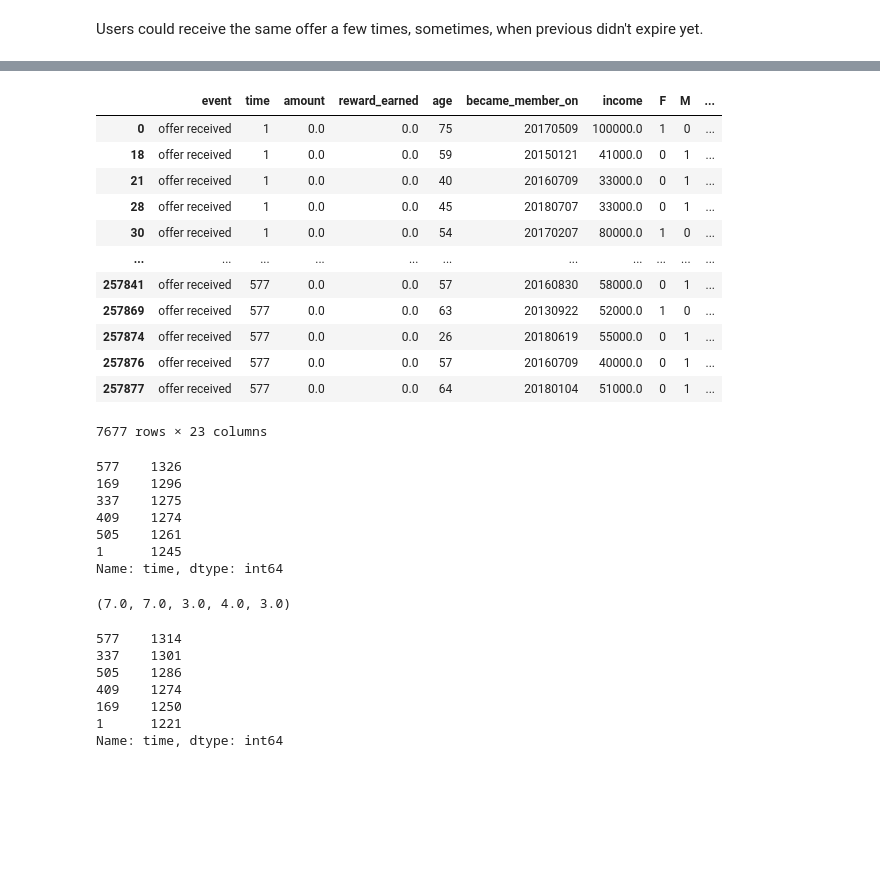
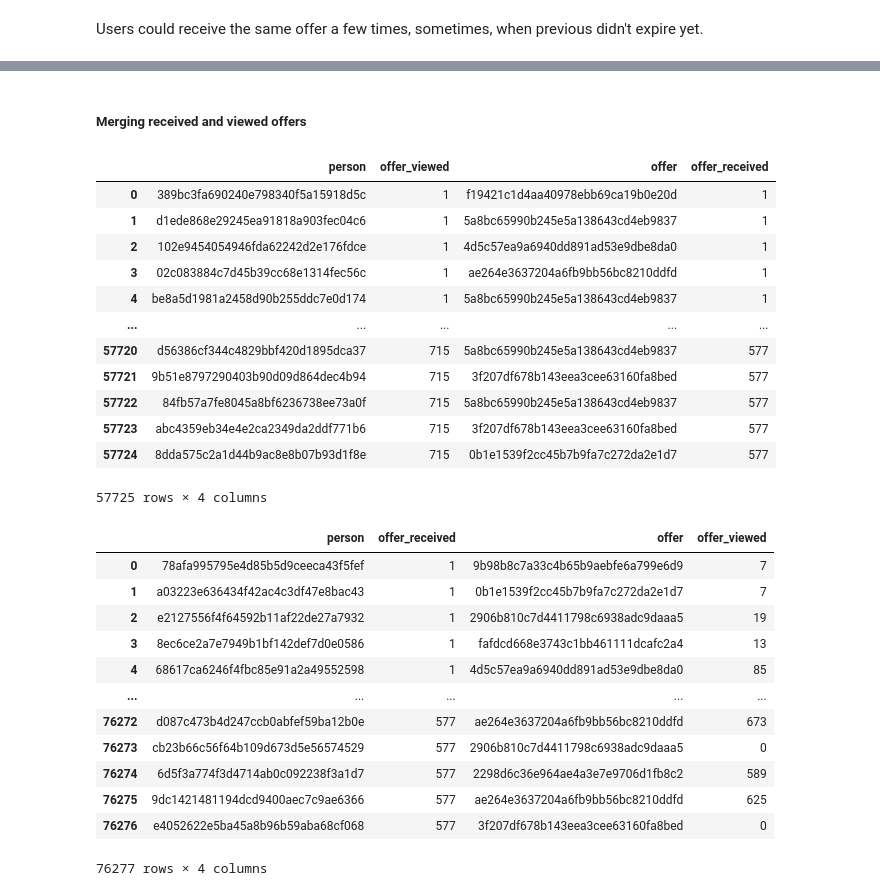
Before and after one commit to natashk/Starbucks-Capstone, a Jupyter notebook: Starbucks_Capstone_notebook.ipynb, the cells around one changed output, grey strips where cells are left out. Cells and saved outputs as stored; diff of their text form; code cells hidden in the pictures; blank space fills up the shorter version.

Commit message:
Rewrote merging received and viewed offers

```diff
--- a/Starbucks_Capstone_notebook.ipynb
+++ b/Starbucks_Capstone_notebook.ipynb
@@ -966,40 +448,39 @@ memory usage: 47.9+ MB
-# %%
-data_df[(data_df['event']=='offer received') & (data_df['offer_id']==1)]
-# %% [output]
-|  | event | time | amount | reward_earned | age | became_member_on | income | F | M | ... |
-| 0 | offer received | 1 | 0.0 | 0.0 | 75 | 20170509 | 100000.0 | 1 | 0 | ... |
-| 18 | offer received | 1 | 0.0 | 0.0 | 59 | 20150121 | 41000.0 | 0 | 1 | ... |
-| 21 | offer received | 1 | 0.0 | 0.0 | 40 | 20160709 | 33000.0 | 0 | 1 | ... |
-| 28 | offer received | 1 | 0.0 | 0.0 | 45 | 20180707 | 33000.0 | 0 | 1 | ... |
-| 30 | offer received | 1 | 0.0 | 0.0 | 54 | 20170207 | 80000.0 | 1 | 0 | ... |
-| ... | ... | ... | ... | ... | ... | ... | ... | ... | ... | ... |
-| 257841 | offer received | 577 | 0.0 | 0.0 | 57 | 20160830 | 58000.0 | 0 | 1 | ... |
-| 257869 | offer received | 577 | 0.0 | 0.0 | 63 | 20130922 | 52000.0 | 1 | 0 | ... |
-| 257874 | offer received | 577 | 0.0 | 0.0 | 26 | 20180619 | 55000.0 | 0 | 1 | ... |
-| 257876 | offer received | 577 | 0.0 | 0.0 | 57 | 20160709 | 40000.0 | 0 | 1 | ... |
-| 257877 | offer received | 577 | 0.0 | 0.0 | 64 | 20180104 | 51000.0 | 0 | 1 | ... |
-7677 rows × 23 columns
-# %%
-data_df[(data_df['event']=='offer received') & (data_df['offer_id']==1)]['time'].value_counts()
-# %% [output]
-577    1326
-169    1296
-337    1275
-409    1274
-505    1261
-1      1245
-Name: time, dtype: int64
-# %%
-(168/24,(336-168)/24,(408-336)/24,(504-408)/24,(576-504)/24)
-# %% [output]
-(7.0, 7.0, 3.0, 4.0, 3.0)
-# %%
-data_df[(data_df['event']=='offer received') & (data_df['offer_id']==7)]['time'].value_counts()
-# %% [output]
-577    1314
-337    1301
-505    1286
-409    1274
-169    1250
-1      1221
-Name: time, dtype: int64
+# %% [markdown]
+##### Merging received and viewed offers
+# %%
+event_received_viewed_df = pd.merge_asof(event_viewed_df, event_received_df, by=['person','offer'], left_on=['offer_viewed'], right_on=['offer_received'])
+event_received_viewed_df['offer_viewed'] = event_received_viewed_df['offer_viewed'].astype(int)
+event_received_viewed_df
+# %% [output]
+|  | person | offer_viewed | offer | offer_received |
+| 0 | 389bc3fa690240e798340f5a15918d5c | 1 | f19421c1d4aa40978ebb69ca19b0e20d | 1 |
+| 1 | d1ede868e29245ea91818a903fec04c6 | 1 | 5a8bc65990b245e5a138643cd4eb9837 | 1 |
+| 2 | 102e9454054946fda62242d2e176fdce | 1 | 4d5c57ea9a6940dd891ad53e9dbe8da0 | 1 |
+| 3 | 02c083884c7d45b39cc68e1314fec56c | 1 | ae264e3637204a6fb9bb56bc8210ddfd | 1 |
+| 4 | be8a5d1981a2458d90b255ddc7e0d174 | 1 | 5a8bc65990b245e5a138643cd4eb9837 | 1 |
+| ... | ... | ... | ... | ... |
+| 57720 | d56386cf344c4829bbf420d1895dca37 | 715 | 5a8bc65990b245e5a138643cd4eb9837 | 577 |
+| 57721 | 9b51e8797290403b90d09d864dec4b94 | 715 | 3f207df678b143eea3cee63160fa8bed | 577 |
+| 57722 | 84fb57a7fe8045a8bf6236738ee73a0f | 715 | 5a8bc65990b245e5a138643cd4eb9837 | 577 |
+| 57723 | abc4359eb34e4e2ca2349da2ddf771b6 | 715 | 3f207df678b143eea3cee63160fa8bed | 577 |
+| 57724 | 8dda575c2a1d44b9ac8e8b07b93d1f8e | 715 | 0b1e1539f2cc45b7b9fa7c272da2e1d7 | 577 |
+57725 rows × 4 columns
+# %%
+event_received_viewed_df = pd.merge_asof(event_received_df, event_received_viewed_df, by=['person','offer',], left_on=['offer_received'], right_on=['offer_viewed'], direction='forward', suffixes=('', '_y'))
+event_received_viewed_df = event_received_viewed_df.drop(columns=['offer_received_y'])
+event_received_viewed_df['offer_viewed'] = event_received_viewed_df['offer_viewed'].fillna(0).astype(int)
+event_received_viewed_df
+# %% [output]
+|  | person | offer_received | offer | offer_viewed |
+| 0 | 78afa995795e4d85b5d9ceeca43f5fef | 1 | 9b98b8c7a33c4b65b9aebfe6a799e6d9 | 7 |
+| 1 | a03223e636434f42ac4c3df47e8bac43 | 1 | 0b1e1539f2cc45b7b9fa7c272da2e1d7 | 7 |
+| 2 | e2127556f4f64592b11af22de27a7932 | 1 | 2906b810c7d4411798c6938adc9daaa5 | 19 |
+| 3 | 8ec6ce2a7e7949b1bf142def7d0e0586 | 1 | fafdcd668e3743c1bb461111dcafc2a4 | 13 |
+| 4 | 68617ca6246f4fbc85e91a2a49552598 | 1 | 4d5c57ea9a6940dd891ad53e9dbe8da0 | 85 |
+| ... | ... | ... | ... | ... |
+| 76272 | d087c473b4d247ccb0abfef59ba12b0e | 577 | ae264e3637204a6fb9bb56bc8210ddfd | 673 |
+| 76273 | cb23b66c56f64b109d673d5e56574529 | 577 | 2906b810c7d4411798c6938adc9daaa5 | 0 |
+| 76274 | 6d5f3a774f3d4714ab0c092238f3a1d7 | 577 | 2298d6c36e964ae4a3e7e9706d1fb8c2 | 589 |
+| 76275 | 9dc1421481194dcd9400aec7c9ae6366 | 577 | ae264e3637204a6fb9bb56bc8210ddfd | 625 |
+| 76276 | e4052622e5ba45a8b96b59aba68cf068 | 577 | 3f207df678b143eea3cee63160fa8bed | 0 |
+76277 rows × 4 columns
```
Also changed, not shown: parts of 44 cells of this notebook.
